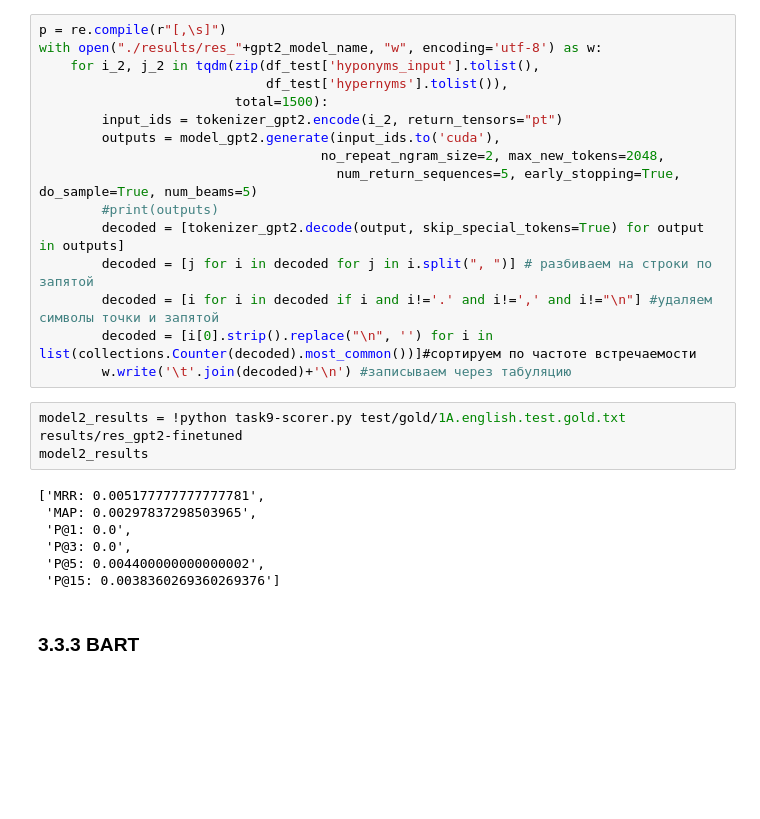
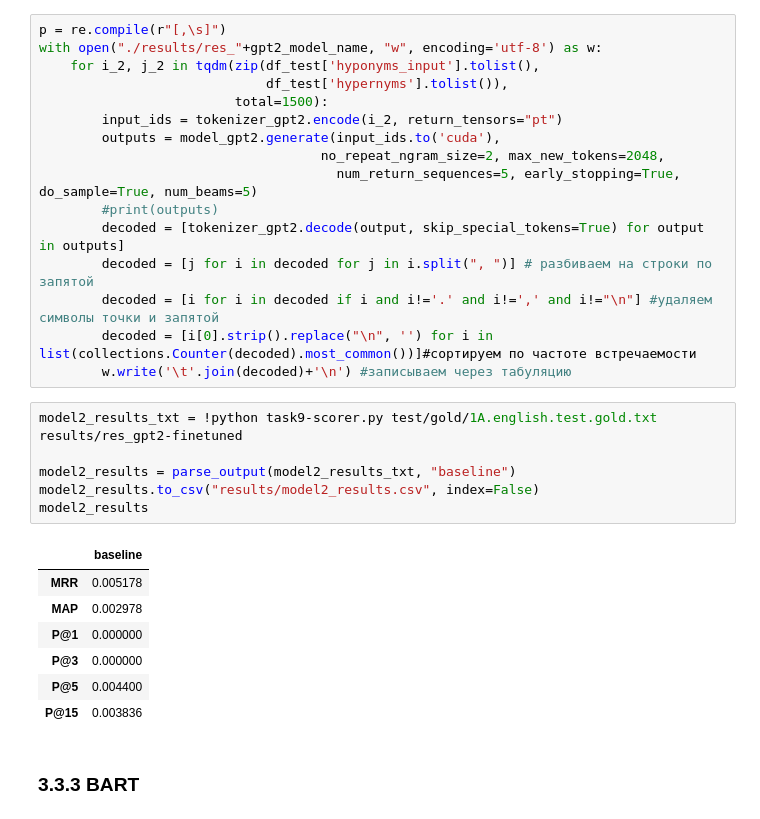
Before and after one commit to Falconwatch/llm_course, a Jupyter notebook: HW3/ДЗ3_done.ipynb, the cells around one changed output. Cells and saved outputs as stored; diff of their text form; blank space fills up the shorter version.

```diff
--- a/HW3/ДЗ3_done.ipynb
+++ b/HW3/ДЗ3_done.ipynb
@@ -300,15 +312,19 @@ with open("./results/res_"+gpt2_model_name, "w", encoding='utf-8') as w:
         decoded = [i[0].strip().replace("\n", '') for i in list(collections.Counter(decoded).most_common())]#сортируем по частоте встречаемости
         w.write('\t'.join(decoded)+'\n') #записываем через табуляцию
 # %%
-model2_results = !python task9-scorer.py test/gold/1A.english.test.gold.txt results/res_gpt2-finetuned
+model2_results_txt = !python task9-scorer.py test/gold/1A.english.test.gold.txt results/res_gpt2-finetuned
+
+model2_results = parse_output(model2_results_txt, "baseline")
+model2_results.to_csv("results/model2_results.csv", index=False)
 model2_results
 # %% [output]
-['MRR: 0.005177777777777781',
- 'MAP: 0.00297837298503965',
- 'P@1: 0.0',
- 'P@3: 0.0',
- 'P@5: 0.004400000000000002',
- 'P@15: 0.0038360269360269376']
+|  | baseline |
+| MRR | 0.005178 |
+| MAP | 0.002978 |
+| P@1 | 0.000000 |
+| P@3 | 0.000000 |
+| P@5 | 0.004400 |
+| P@15 | 0.003836 |
 # %% [markdown]
 ### 3.3.3 BART
 # %%
```
Also changed, not shown: parts of 8 cells of this notebook.
